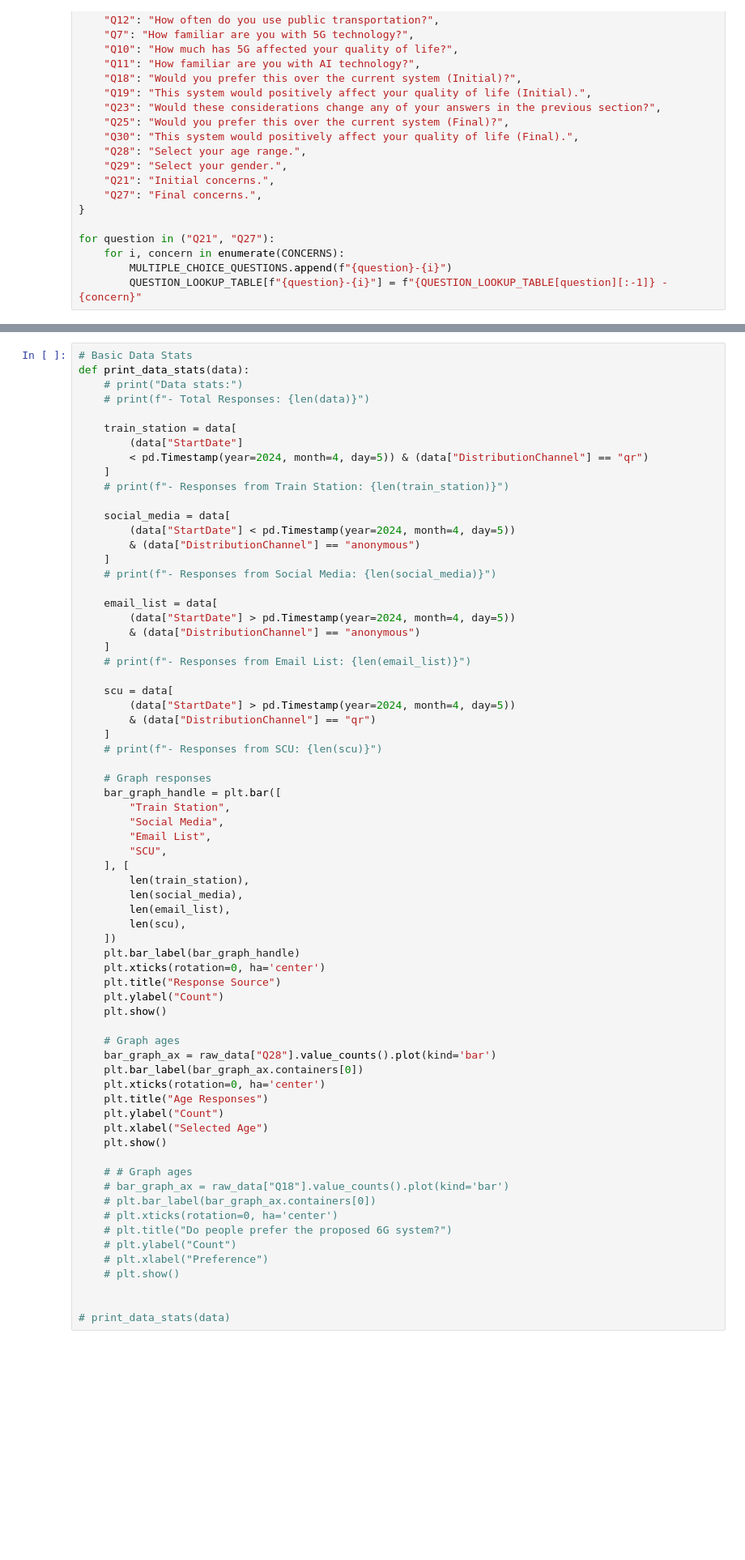
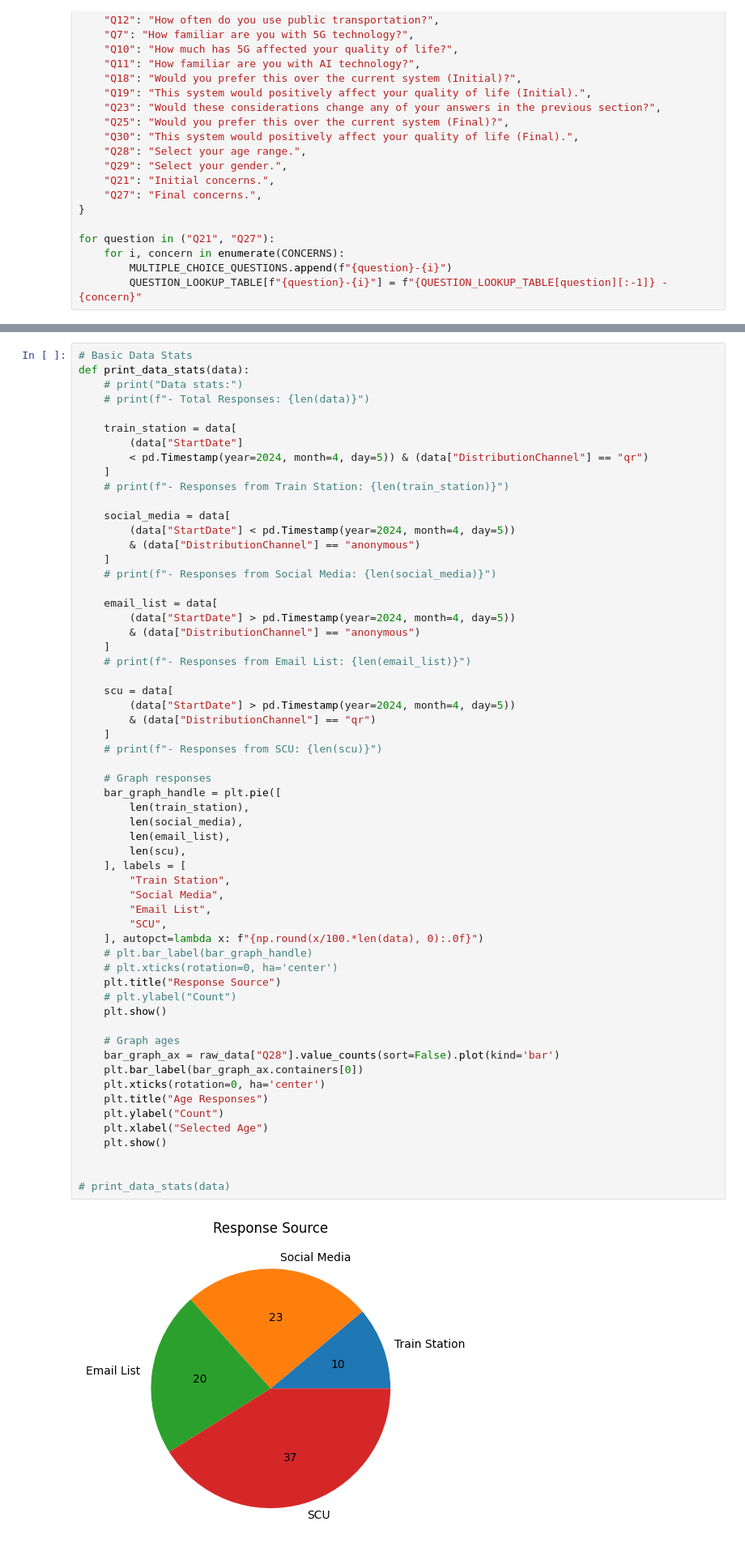
Before and after one commit to opsullivan85/Taiwan24D-6G-IQP-Data-Analysis, a Jupyter notebook: imagepins.ipynb, the cells around one changed output, grey strips where cells are left out. Shown: that part at 81% size. Cells and saved outputs as stored; diff of their text form; blank space fills up the shorter version.

```diff
--- a/imagepins.ipynb
+++ b/imagepins.ipynb
@@ -187,50 +193,43 @@ def print_data_stats(data):
     email_list = data[
         (data["StartDate"] > pd.Timestamp(year=2024, month=4, day=5))
         & (data["DistributionChannel"] == "anonymous")
     ]
     # print(f"- Responses from Email List: {len(email_list)}")
 
     scu = data[
         (data["StartDate"] > pd.Timestamp(year=2024, month=4, day=5))
         & (data["DistributionChannel"] == "qr")
     ]
     # print(f"- Responses from SCU: {len(scu)}")
 
     # Graph responses
-    bar_graph_handle = plt.bar([
+    bar_graph_handle = plt.pie([
+        len(train_station),
+        len(social_media),
+        len(email_list),
+        len(scu),
+    ], labels = [
         "Train Station",
         "Social Media",
         "Email List",
         "SCU",
-    ], [
-        len(train_station),
-        len(social_media),
-        len(email_list),
-        len(scu),
-    ])
-    plt.bar_label(bar_graph_handle)
-    plt.xticks(rotation=0, ha='center')
+    ], autopct=lambda x: f"{np.round(x/100.*len(data), 0):.0f}")
+    # plt.bar_label(bar_graph_handle)
+    # plt.xticks(rotation=0, ha='center')
     plt.title("Response Source")
-    plt.ylabel("Count")
+    # plt.ylabel("Count")
     plt.show()
 
     # Graph ages
-    bar_graph_ax = raw_data["Q28"].value_counts().plot(kind='bar')
+    bar_graph_ax = raw_data["Q28"].value_counts(sort=False).plot(kind='bar')
     plt.bar_label(bar_graph_ax.containers[0])
     plt.xticks(rotation=0, ha='center')
     plt.title("Age Responses")
     plt.ylabel("Count")
     plt.xlabel("Selected Age")
     plt.show()
 
-    # # Graph ages
-    # bar_graph_ax = raw_data["Q18"].value_counts().plot(kind='bar')
-    # plt.bar_label(bar_graph_ax.containers[0])
-    # plt.xticks(rotation=0, ha='center')
-    # plt.title("Do people prefer the proposed 6G system?")
-    # plt.ylabel("Count")
-    # plt.xlabel("Preference")
-    # plt.show()
-
 
 # print_data_stats(data)
+# %% [output]
+[figure, added]
```
Also changed, not shown: parts of 4 cells of this notebook.
